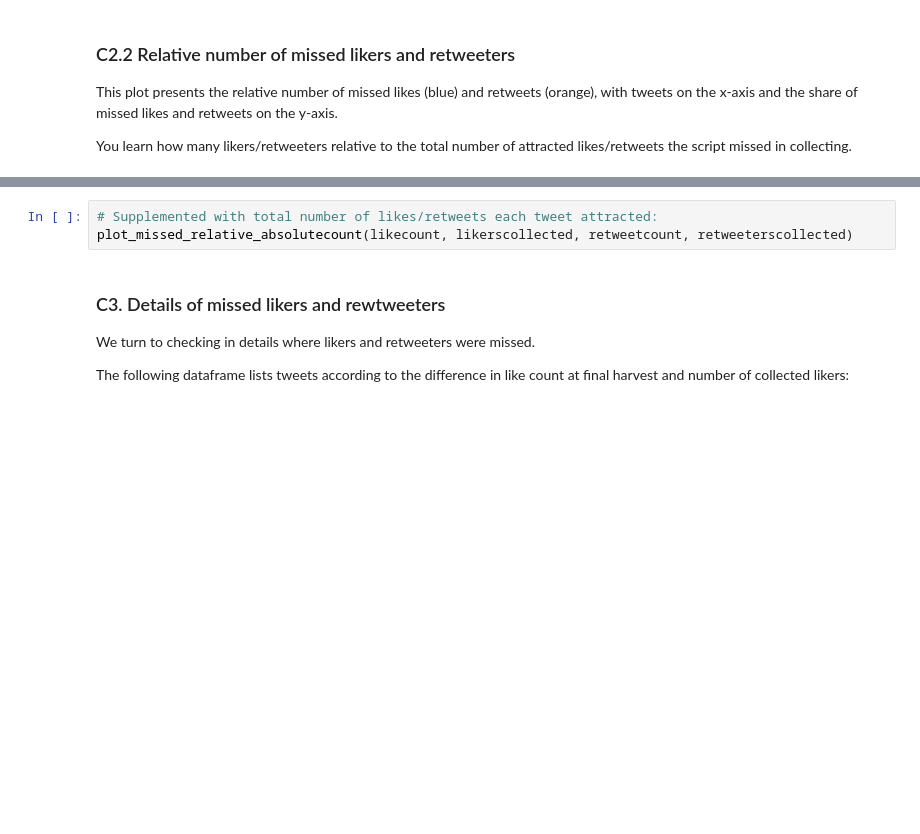
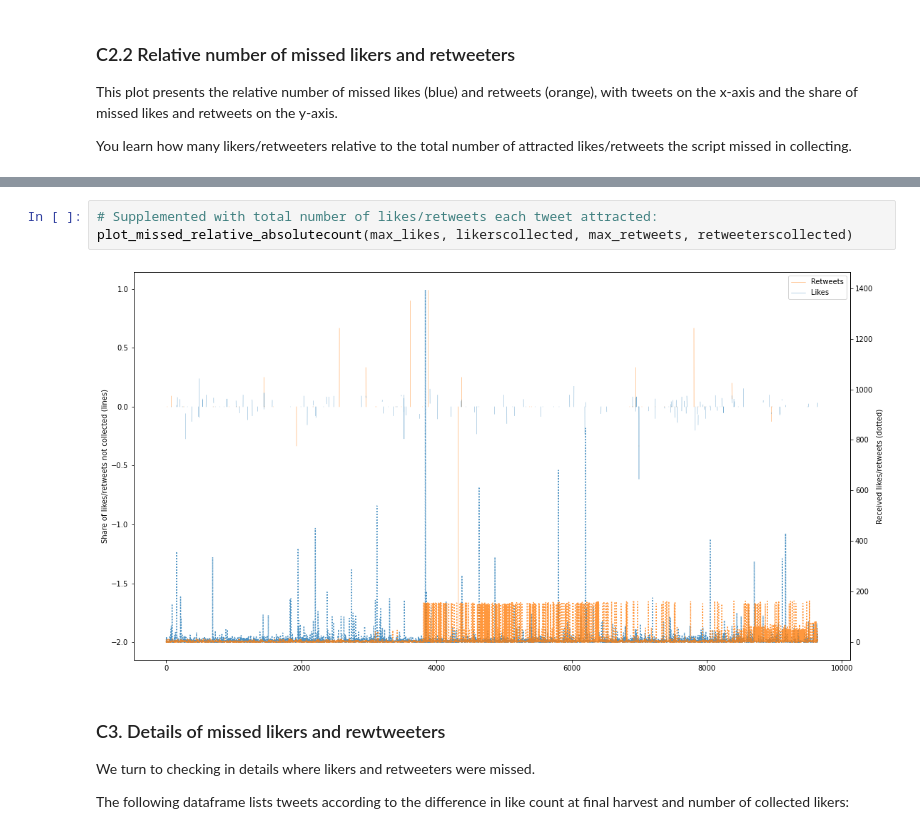
Before and after one commit to humanplayer2/get-twitter-likers-data, a Jupyter notebook: data-processing/data-inspection.ipynb, the cells around one changed output, grey strips where cells are left out. Saved outputs shown, nothing was run; the diff lists cells and outputs as text; blank space fills up the shorter version.

```diff
--- a/data-processing/data-inspection.ipynb
+++ b/data-processing/data-inspection.ipynb
@@ -160,7 +300,9 @@ This plot complements the plot above with the total number of likes/retweets (do
 You can learn from it that the script priotitises the collection of likers/retweeters for popular tweets. You should see that the script misses out on likers/retweeters relatively less when a tweet attracted many likers/retweeters. The script de-prioritises the collection of likers/retweeters for tweets that get few likes/retweeters.
 # %%
 # Supplemented with total number of likes/retweets each tweet attracted:
-plot_missed_relative_absolutecount(likecount, likerscollected, retweetcount, retweeterscollected)
+plot_missed_relative_absolutecount(max_likes, likerscollected, max_retweets, retweeterscollected)
+# %% [output]
+[figure, added]
 # %% [markdown]
 ### C3. Details of missed likers and rewtweeters
 
```
Also changed, not shown: parts of 43 cells of this notebook.
